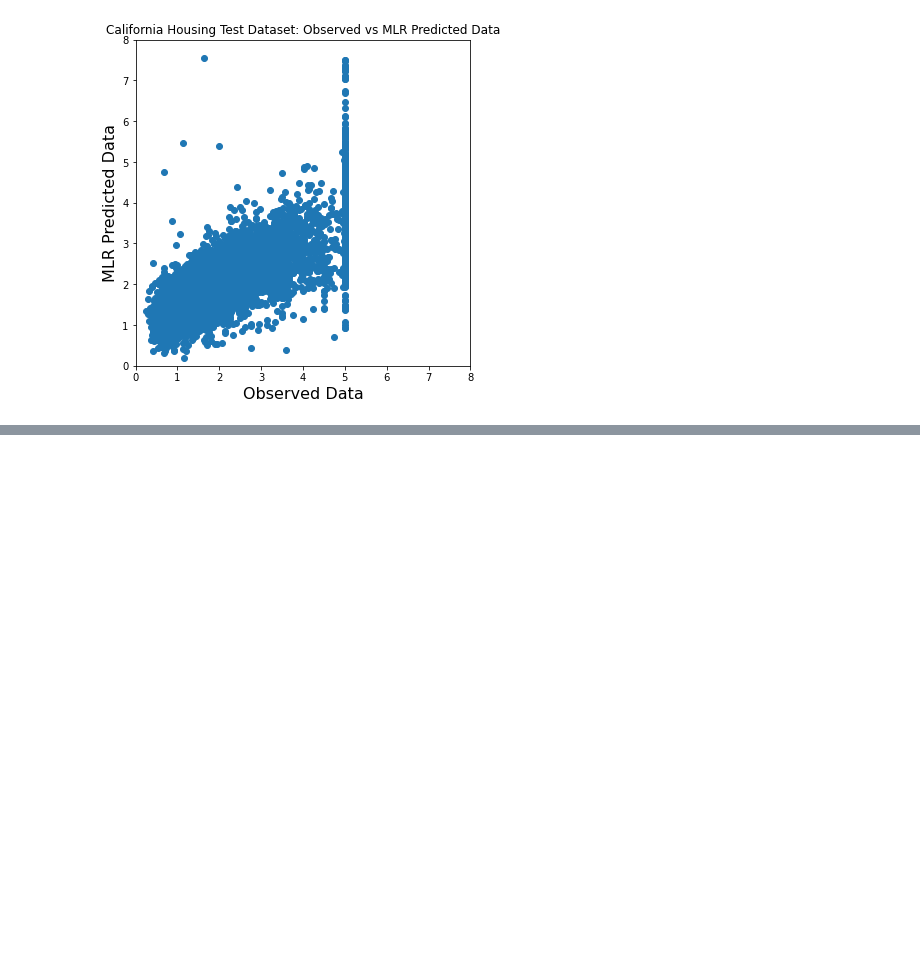
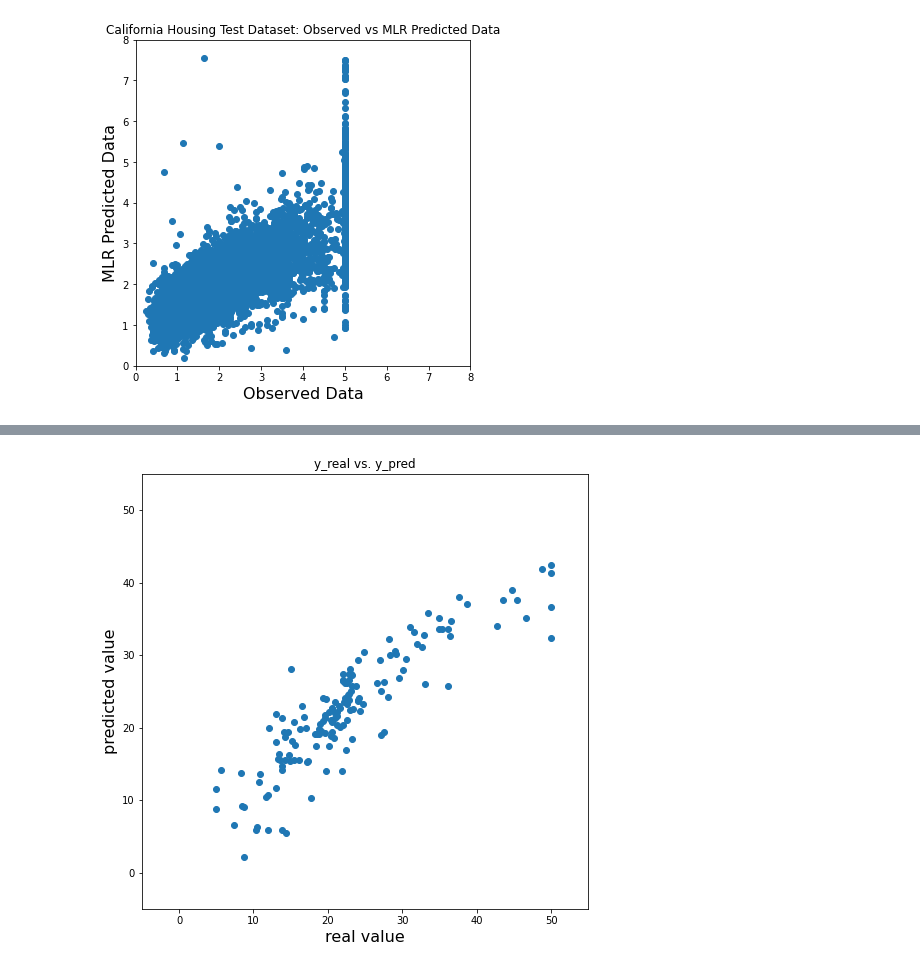
Before and after one commit to davidjjeong/multiple_linear_regression, a Jupyter notebook: MLR_Practice.ipynb, the cells around one changed output, grey strips where cells are left out. Saved outputs shown, nothing was run; the diff lists cells and outputs as text; code cells hidden in the pictures; blank space fills up the shorter version.

```diff
--- a/MLR_Practice.ipynb
+++ b/MLR_Practice.ipynb
@@ -306,0 +411,17 @@ Test R2: 0.536
+# %%
+# Prediction y_train
+y_pred_train = lm_trained.predict(X_train)
+
+# Prediction y_test
+y_pred_test = lm_trained.predict(X_test)
+# %%
+plt.figure(figsize=(8, 8))
+plt.title('y_real vs. y_pred')
+plt.scatter(y_test, y_pred_test)
+plt.xlabel('real value', size = 16)
+plt.ylabel('predicted value', size = 16)
+plt.xlim(-5, 55)
+plt.ylim(-5, 55)
+plt.show()
+# %% [output]
+[figure, added]
```
Also changed, not shown: parts of 11 cells of this notebook.
